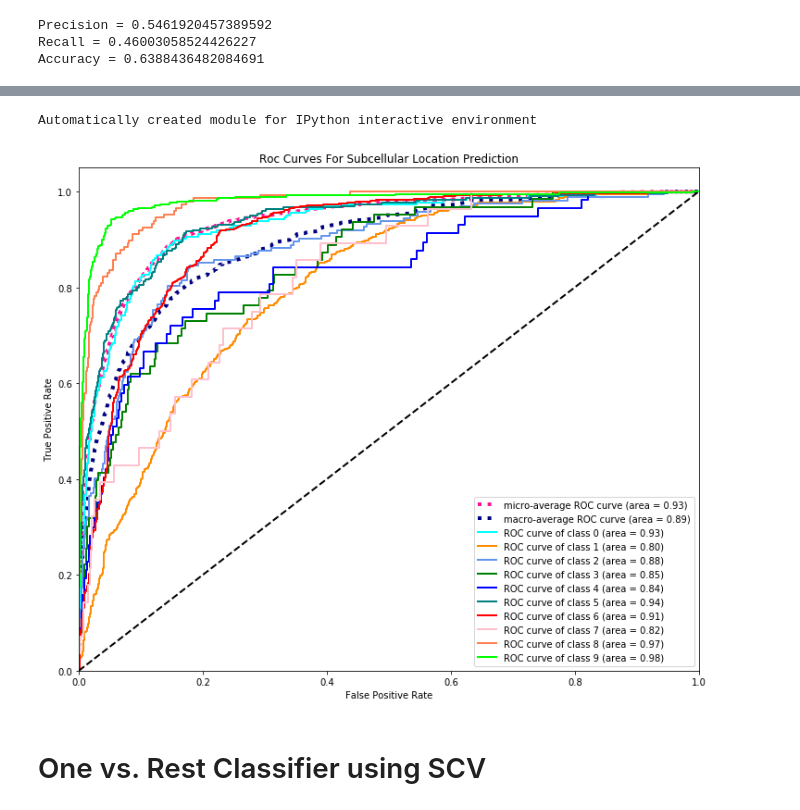
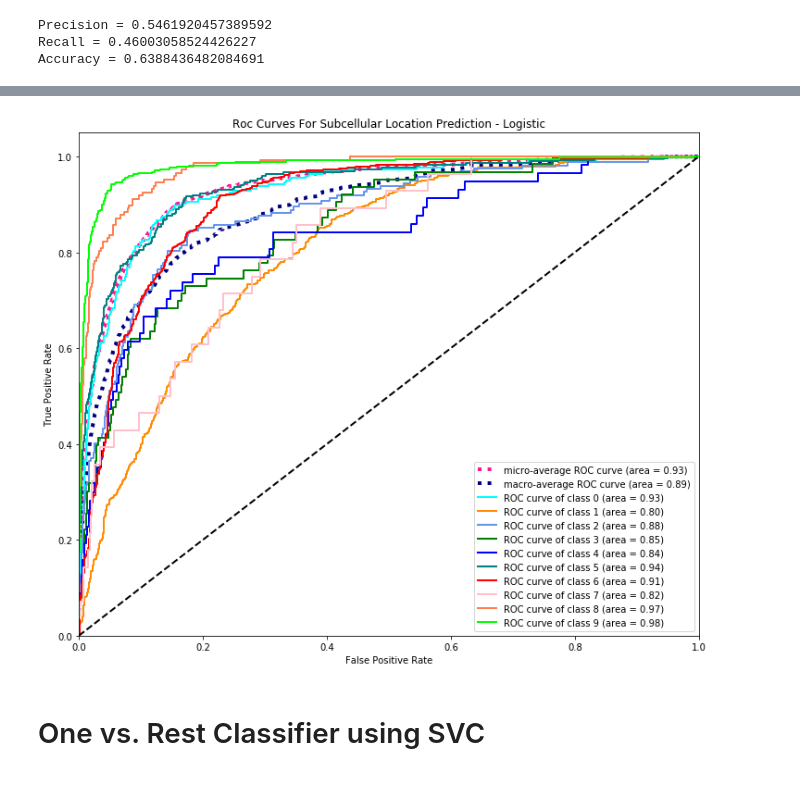
Before and after one commit to rdedhia/tape, a Jupyter notebook: notebooks/Simple Model Analysis.ipynb, the cells around one changed output, grey strips where cells are left out. Saved outputs shown, nothing was run; the diff lists cells and outputs as text; code cells hidden in the pictures.

```diff
--- a/notebooks/Simple Model Analysis.ipynb
+++ b/notebooks/Simple Model Analysis.ipynb
@@ -200,16 +152 @@ Accuracy = 0.6388436482084691
-# %%
-print(__doc__)
-
-import numpy as np
-import matplotlib.pyplot as plt
-from itertools import cycle
-
-from sklearn.metrics import roc_curve, auc
-from sklearn.model_selection import train_test_split
-from sklearn.preprocessing import label_binarize
-from sklearn.multiclass import OneVsRestClassifier
-from scipy import interp
-from sklearn.metrics import roc_auc_score
-# %% [output]
-Automatically created module for IPython interactive environment
 # %%
@@ -242,7 +182,7 @@ roc_auc["micro"] = auc(fpr["micro"], tpr["micro"])
 # %%
 # First aggregate all false positive rates
 all_fpr = np.unique(np.concatenate([fpr[i] for i in range(n_classes)]))
-
+lw=2
 # Then interpolate all ROC curves at this points
 mean_tpr = np.zeros_like(all_fpr)
 for i in range(n_classes):
@@ -255,34 +195,34 @@ fpr["macro"] = all_fpr
 tpr["macro"] = mean_tpr
 roc_auc["macro"] = auc(fpr["macro"], tpr["macro"])
 
 # Plot all ROC curves
 plt.figure(figsize=(12,10))
 plt.plot(fpr["micro"], tpr["micro"],
          label='micro-average ROC curve (area = {0:0.2f})'
                ''.format(roc_auc["micro"]),
          color='deeppink', linestyle=':', linewidth=4)
 
 plt.plot(fpr["macro"], tpr["macro"],
          label='macro-average ROC curve (area = {0:0.2f})'
                ''.format(roc_auc["macro"]),
          color='navy', linestyle=':', linewidth=4)
 
 colors = cycle(['aqua', 'darkorange', 'cornflowerblue','green','blue','teal','red','pink','coral','lime'])
 for i, color in zip(range(n_classes), colors):
     plt.plot(fpr[i], tpr[i], color=color, lw=lw,
              label='ROC curve of class {0} (area = {1:0.2f})'
              ''.format(i, roc_auc[i]))
 
 plt.plot([0, 1], [0, 1], 'k--', lw=lw)
 plt.xlim([0.0, 1.0])
 plt.ylim([0.0, 1.05])
 plt.xlabel('False Positive Rate')
 plt.ylabel('True Positive Rate')
 plt.title('Roc Curves For Subcellular Location Prediction - Logistic')
 plt.legend(loc="lower right")
 plt.show()
 # %% [output]
-[figure, old version]
+[figure, new version]
 # %% [markdown]
-# One vs. Rest Classifier using SCV
+# One vs. Rest Classifier using SVC
 # %%
```
Also changed, not shown: parts of 30 cells of this notebook.
